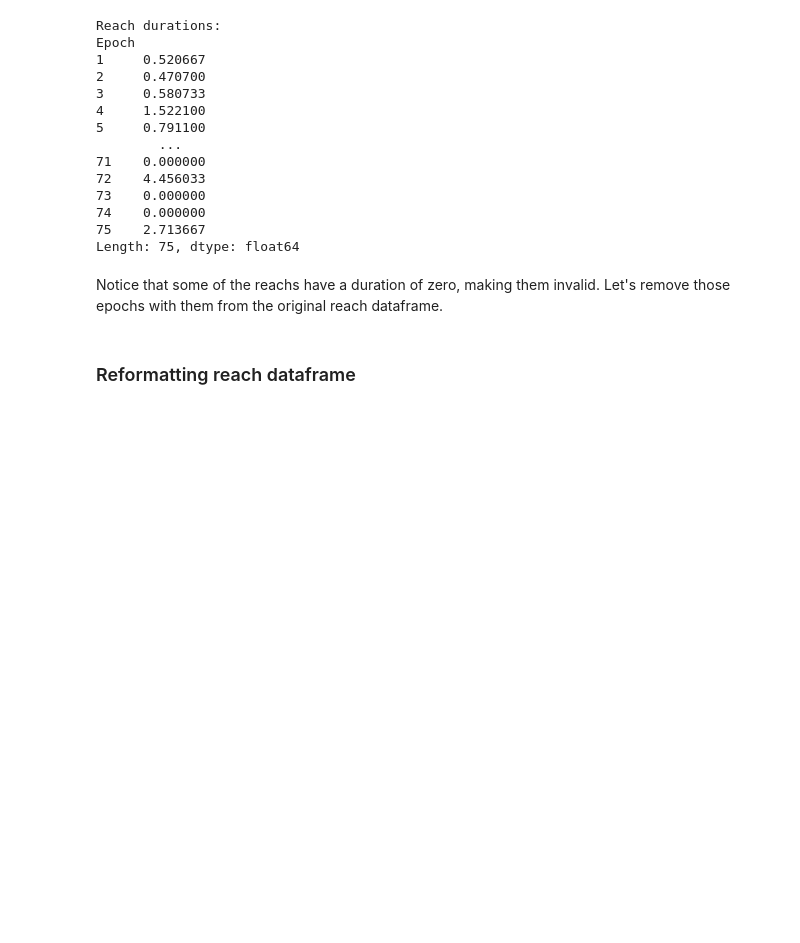
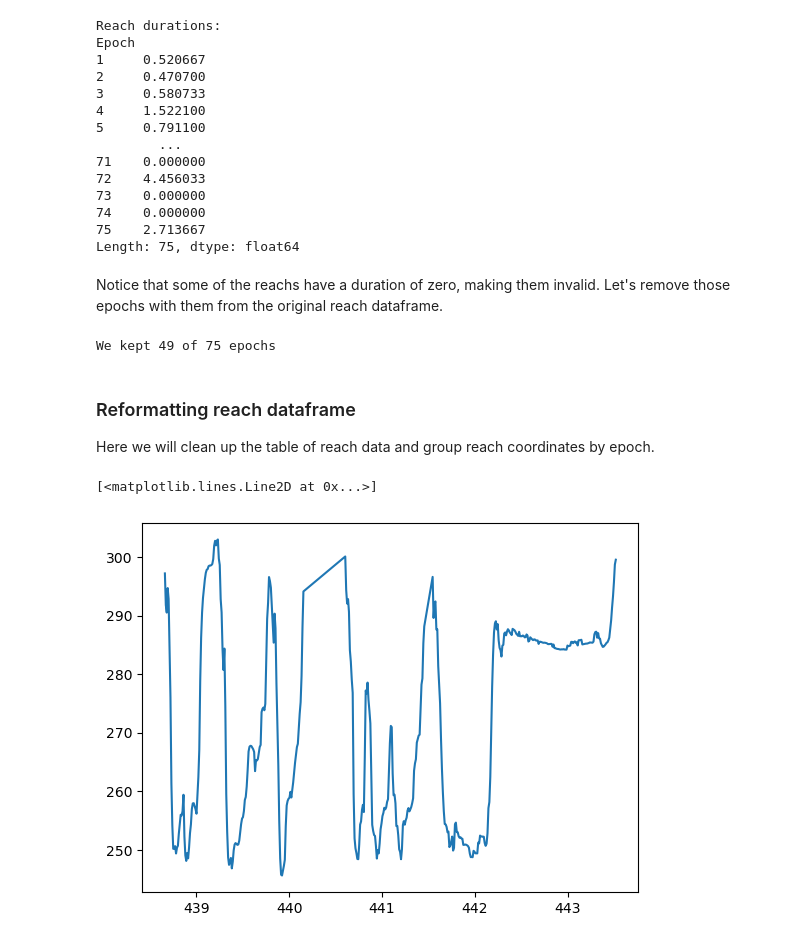
Before and after one commit to dbheadley/mimo_pack, a Jupyter notebook: tutorials/LoadReaching.ipynb, the cells around one changed output. Drawn from its saved outputs; the diff is of its cells as text; code cells hidden in the pictures; blank space fills up the shorter version.

```diff
--- a/tutorials/LoadReaching.ipynb
+++ b/tutorials/LoadReaching.ipynb
@@ -159,6 +159,21 @@ Notice that some of the reachs have a duration of zero, making them invalid. Let
 # %%
 valid_epochs = reach_durs.index[reach_durs!=0]
 reach_valid = reach[reach['Epoch'].isin(valid_epochs)]
-print('We kept {} of {} epochs'.format(np.sum(valid_epochs), valid_epochs.size))
+print('We kept {} of {} epochs'.format(valid_epochs.size, reach_durs.shape[0]))
+# %% [output]
+We kept 49 of 75 epochs
-# %% [markdown]
-### Reformatting reach dataframe
+# %% [markdown]
+### Reformatting reach dataframe
+Here we will clean up the table of reach data and group reach coordinates by epoch.
+# %%
+# remove time points without a paw centroid
+reach = reach.dropna(axis=0,subset=['Centroid_x', 'Centroid_y', 'Centroid_z'])
+
+# group coordinates/trajectories by epoch
+reach = reach.groupby('Epoch',axis=0).agg(list)
+# %%
+ind = 6
+plt.plot(reach['Time'].iloc[ind], reach['Centroid_z'].iloc[ind])
+# %% [output]
+[<matplotlib.lines.Line2D at 0x...>]
+[figure, added]
```
Also changed, not shown: 1 other file.
